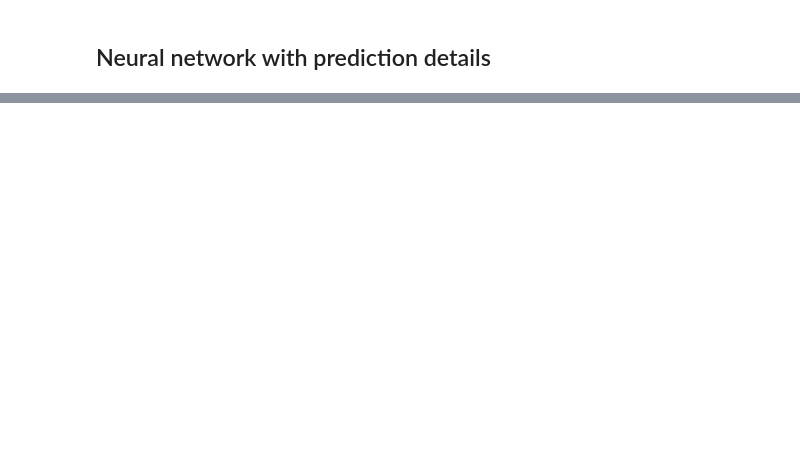
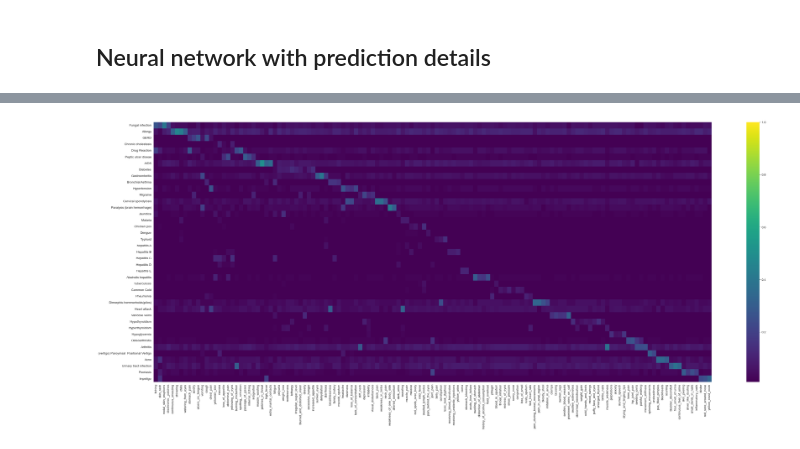
Before and after one commit to tom-bourjala/SDU-ML-DSP, a Jupyter notebook: main.ipynb, the cells around one changed output, grey strips where cells are left out. Cells and saved outputs as stored; diff of their text form; code cells hidden in the pictures; blank space fills up the shorter version.

Commit message:
feat: updated probabilities

```diff
--- a/main.ipynb
+++ b/main.ipynb
@@ -718,4 +699,8 @@ grid.fit(X_train_n, y_train_labels_n, X_test_n, y_test_labels_n)
 
 # Print the results of the best hyperparameters
 print("Best score: %f using %s" % (grid.best_score_, grid.best_params_))
+
+# train and save best model
+nn_best_model = KerasClassifier(build_fn=create_model, epochs=100, batch_size=32, verbose=0, callbacks=[early_stopping], **grid.best_params_)
+nn_best_model.fit(X_train_n, y_train_labels_n)
 # %% [output]
@@ -756,2 +744,28 @@ plt.show()
+# %%
+# Emulate user input with 4 symptoms
+user_symptoms_list = pd.DataFrame(symptoms).sample(4).values.tolist()
+
+user_symptoms_list = [["itching"],["skin_rash"]]
+# Create a DataFrame with 'symptom' column
+user_symptoms_df = pd.DataFrame(user_symptoms_list, columns=['symptom'])
+
+# Initialize an empty DataFrame with all symptom columns
+empty_symptoms_encoded = pd.DataFrame(columns=symptoms, dtype=np.uint8)
+empty_symptoms_encoded.loc[0] = [0] * len(symptoms)
+user_symptoms_encoded = empty_symptoms_encoded.copy()
+# Set the corresponding columns of the random symptoms to 1
+for symptom in user_symptoms_list:
+    user_symptoms_encoded[symptom[0]] = 1
+
+# Reorder columns to match the features in the train set
+user_symptoms_encoded = user_symptoms_encoded[X_train.columns]
+empty_symptoms_encoded = empty_symptoms_encoded[X_train.columns]
+
+def predict_diseases(symptoms_encoded, model):
+    user_symptoms_prob = pd.DataFrame(model.predict_proba(user_symptoms_encoded), columns=model.classes_)
+    user_symptoms_prob = user_symptoms_prob.transpose()
+    user_symptoms_prob.columns = ['probability']
+    user_symptoms_prob = user_symptoms_prob.sort_values(by=['probability'], ascending=False)
+    return user_symptoms_prob
 # %% [markdown]
 ## Random forest with prediction details
@@ -858,6 +824,7 @@ prob_df_nn = pd.DataFrame(columns=symptoms, index=diseases)
 
 # Iterate over all diseases
 for disease in diseases:
+    print(f"Calculating probabilities for {diseases.index(disease) + 1}/{len(diseases)} diseases...")
     # Create an empty list to store the probabilities
     prob_list_clf = []
     prob_list_nn = []
@@ -872,11 +839,11 @@ for disease in diseases:
 
         # Make a prediction using the trained model
         prediction_clf = clf.predict_proba(user_input)
-        prediction_nn = best_model.predict_proba(user_input, verbose=0)
+        prediction_nn = nn_best_model.predict_proba(user_input, verbose=0)
 
         # Get the probability of the disease
         disease_prob_clf = prediction_clf[0][clf.classes_ == disease][0]
-        disease_prob_nn = prediction_nn[0][best_model.classes_ == disease][0]
+        disease_prob_nn = prediction_nn[0][nn_best_model.classes_ == disease][0]
 
         # Append to the list
         prob_list_clf.append(disease_prob_clf)
@@ -892,7 +872,9 @@ prob_array_nn = prob_df_nn.to_numpy().astype(np.float32)
 # %%
 # Plot the heatmap for the random forest model
-plt.figure(figsize=(40, 20))
+plt.figure(figsize=(40, 15))
 sns.heatmap(prob_array_clf, cmap='viridis', xticklabels=symptoms, yticklabels=diseases, vmin=0.01, vmax=1)
 plt.show()
+# %% [output]
+[figure, added]
 # %%
 # Plot the heatmap for the neural network model
```
Also changed, not shown: parts of 12 cells of this notebook.
